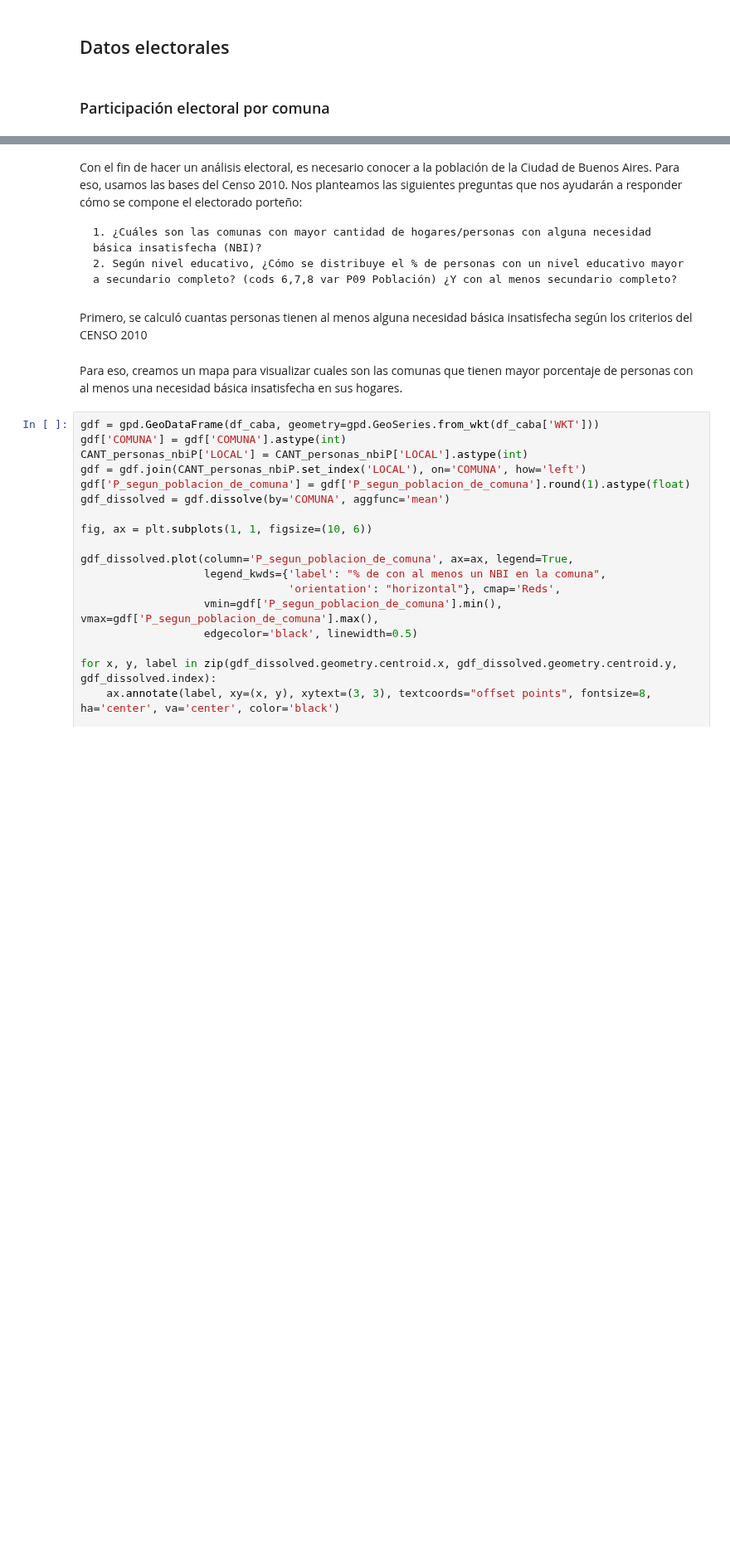
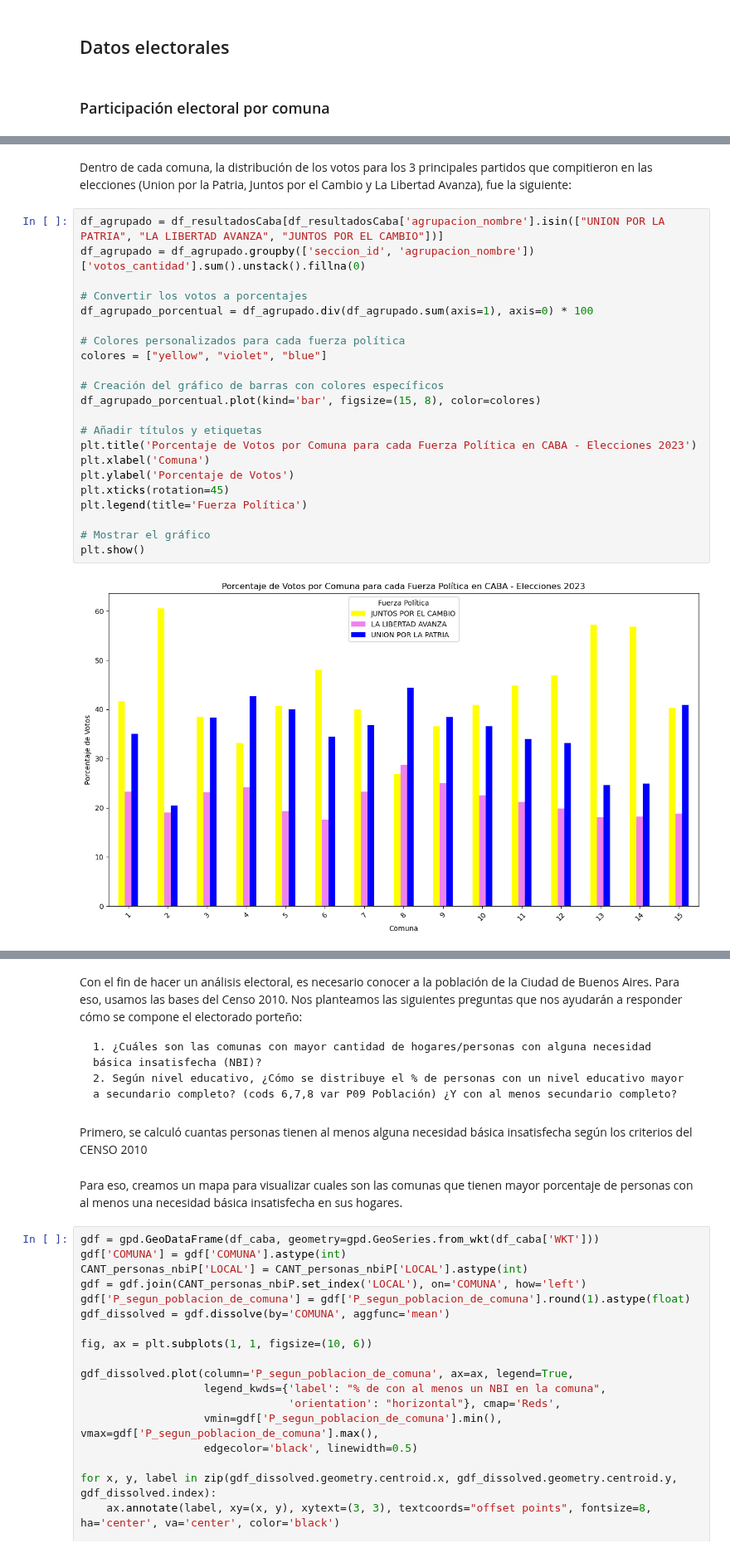
Before and after one commit to nicolasfaccini/Analisis-Elecciones-Generales-2023-Python, a Jupyter notebook: Informe_copy.ipynb, the cells around one changed output, grey strips where cells are left out. Shown at 83% size. Drawn from its saved outputs; the diff is of its cells as text; blank space fills up the shorter version.

```diff
--- a/Informe_copy.ipynb
+++ b/Informe_copy.ipynb
@@ -187,0 +204,26 @@ plt.show()
+# %% [markdown]
+Dentro de cada comuna, la distribución de los votos para los 3 principales partidos que compitieron en las elecciones (Union por la Patria, Juntos por el Cambio y La Libertad Avanza), fue la siguiente:
+# %%
+df_agrupado = df_resultadosCaba[df_resultadosCaba['agrupacion_nombre'].isin(["UNION POR LA PATRIA", "LA LIBERTAD AVANZA", "JUNTOS POR EL CAMBIO"])]
+df_agrupado = df_agrupado.groupby(['seccion_id', 'agrupacion_nombre'])['votos_cantidad'].sum().unstack().fillna(0)
+
+# Convertir los votos a porcentajes
+df_agrupado_porcentual = df_agrupado.div(df_agrupado.sum(axis=1), axis=0) * 100
+
+# Colores personalizados para cada fuerza política
+colores = ["yellow", "violet", "blue"]
+
+# Creación del gráfico de barras con colores específicos
+df_agrupado_porcentual.plot(kind='bar', figsize=(15, 8), color=colores)
+
+# Añadir títulos y etiquetas
+plt.title('Porcentaje de Votos por Comuna para cada Fuerza Política en CABA - Elecciones 2023')
+plt.xlabel('Comuna')
+plt.ylabel('Porcentaje de Votos')
+plt.xticks(rotation=45)
+plt.legend(title='Fuerza Política')
+
+# Mostrar el gráfico
+plt.show()
+# %% [output]
+[figure, added]
```
Also changed, not shown: parts of 34 cells of this notebook.
